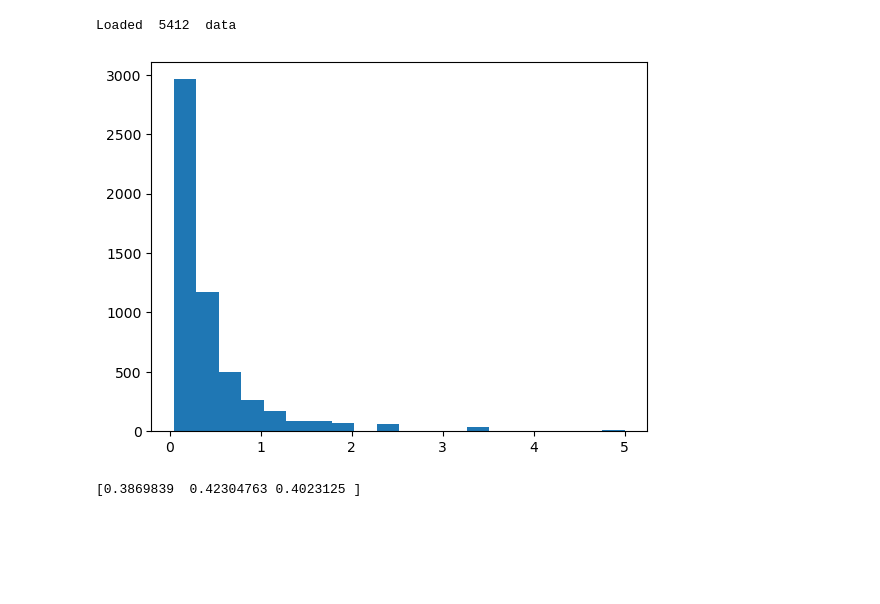
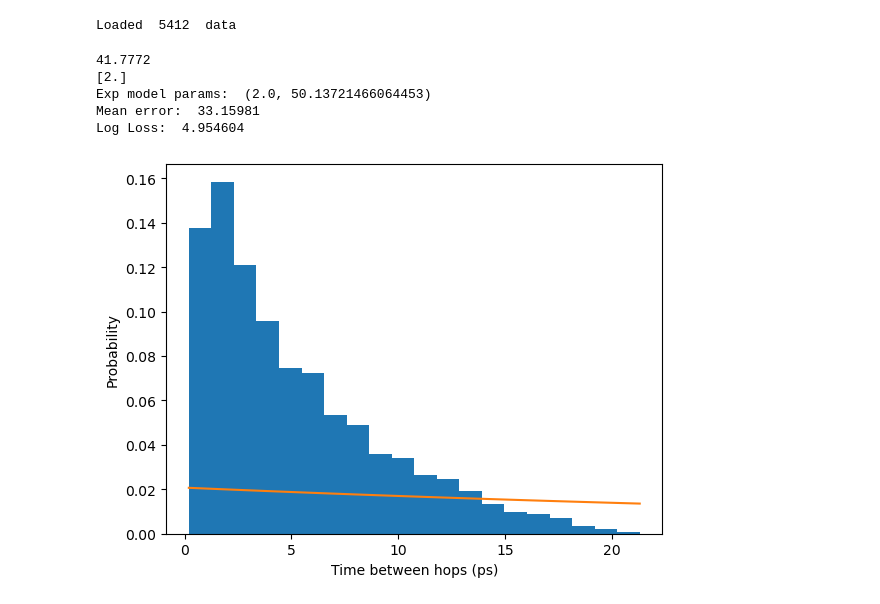
Before and after one commit to adampotter0105/Cation-Migration-ML, a Jupyter notebook: model.ipynb, the cells around one changed output. Drawn from its saved outputs; the diff is of its cells as text; code cells hidden in the pictures; blank space fills up the shorter version.

```diff
--- a/model.ipynb
+++ b/model.ipynb
@@ -20,18 +21,18 @@ Loaded  5412  data
 # Normalize features and labels
 y_labels = [np.array(graph.y) for graph in loaded_data_list]
 X_features = [np.array(graph.x) for graph in loaded_data_list]
-y_labels = np.concatenate(y_labels)
+y_labels = 1/np.concatenate(y_labels)
 X_features = np.concatenate(X_features)
 
-y_mean = np.mean(y_labels, axis=0)
-y_std = np.std(y_labels, axis=0)
+#y_mean = np.mean(y_labels, axis=0)
+y_max = np.max(y_labels, axis=0)
 X_mean = np.mean(X_features, axis=0)
 X_std = np.std(X_features, axis=0)
 
 graphs_normalized = loaded_data_list.copy()
-for i in range(len(loaded_data_list)):
+for i in range(len(graphs_normalized)):
     graphs_normalized[i].x = (graphs_normalized[i].x-X_mean)/X_std
-    #graphs_normalized[i].y = (graphs_normalized[i].y-y_mean)/y_std
+    graphs_normalized[i].y = (10.0/graphs_normalized[i].y)
 
 # Do test-train split on graphs
 train_graphs, test_graphs = train_test_split(graphs_normalized, test_size=0.2)
@@ -40,12 +41,30 @@ train_graphs, test_graphs = train_test_split(graphs_normalized, test_size=0.2)
 train_loader = DataLoader(train_graphs, batch_size=10)
 test_loader = DataLoader(test_graphs, batch_size=10)
 # %%
-plt.hist(np.linalg.norm(y_labels, axis=1), bins=20)
+y_norm = [np.array(graph.y) for graph in train_graphs]
+y_norm = np.concatenate(y_norm)
+
+print(np.std(y_norm))
+print(min(y_norm))
+
+params = expon.fit(y_norm)
+print("Exp model params: ", params)
+print("Mean error: ", np.mean(np.abs(y_norm-params[1])))
+print("Log Loss: ", np.mean(y_norm/params[1] - np.log(1/params[1] + 1e-6)))
+
+plt.hist(0.1*y_norm, bins=20, density=True)
+x_plot_exp = np.linspace(min(0.1*y_norm), max(0.1*y_norm))
+plt.plot(x_plot_exp, (1/params[1])*np.exp(-(x_plot_exp-[params[0]])/params[1]))
+plt.xlabel("Time between hops (ps)")
+plt.ylabel("Probability")
 plt.show()
-print(y_std)
 # %% [output]
+41.7772
+[2.]
+Exp model params:  (2.0, 50.13721466064453)
+Mean error:  33.15981
+Log Loss:  4.954604
-[figure, old version]
+[figure, new version]
-[0.3869839  0.42304763 0.4023125 ]
 # %%
 class GCNN_Model(torch.nn.Module):
     """
```
Also changed, not shown: parts of 9 cells of this notebook, 1 other file.
